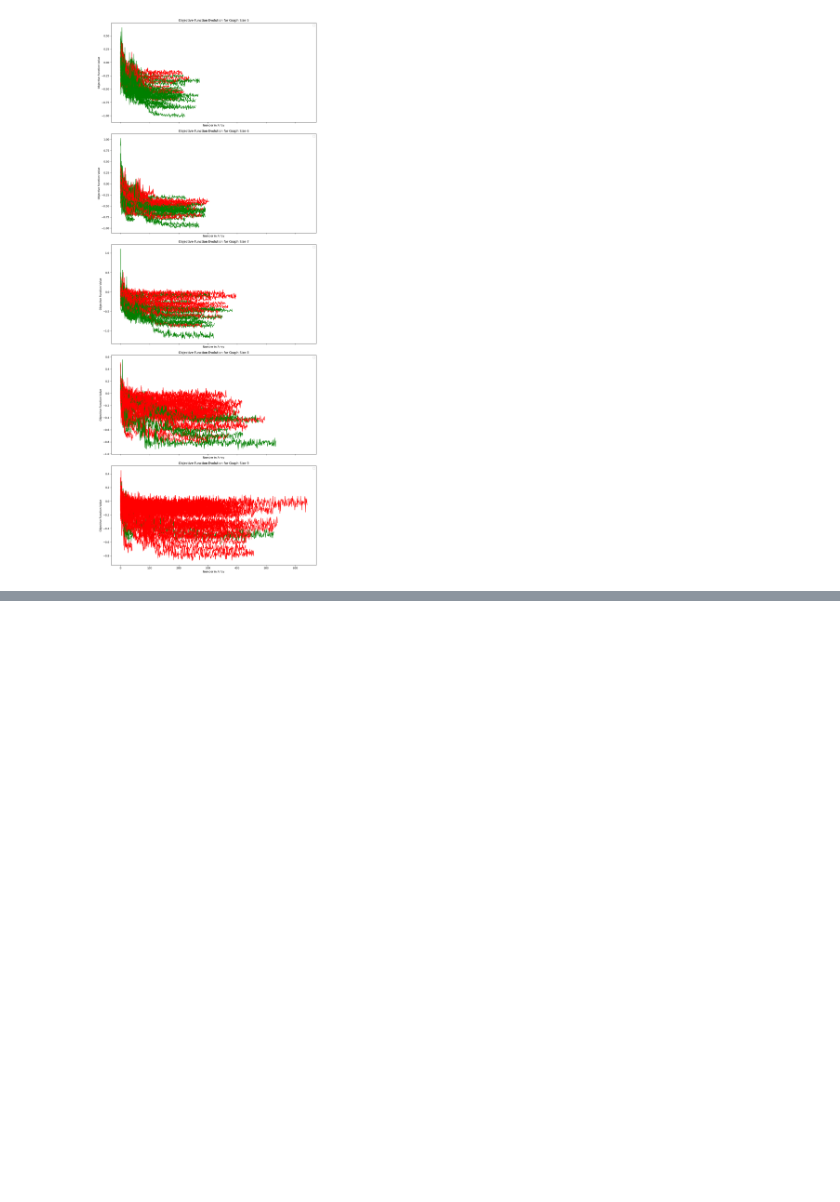
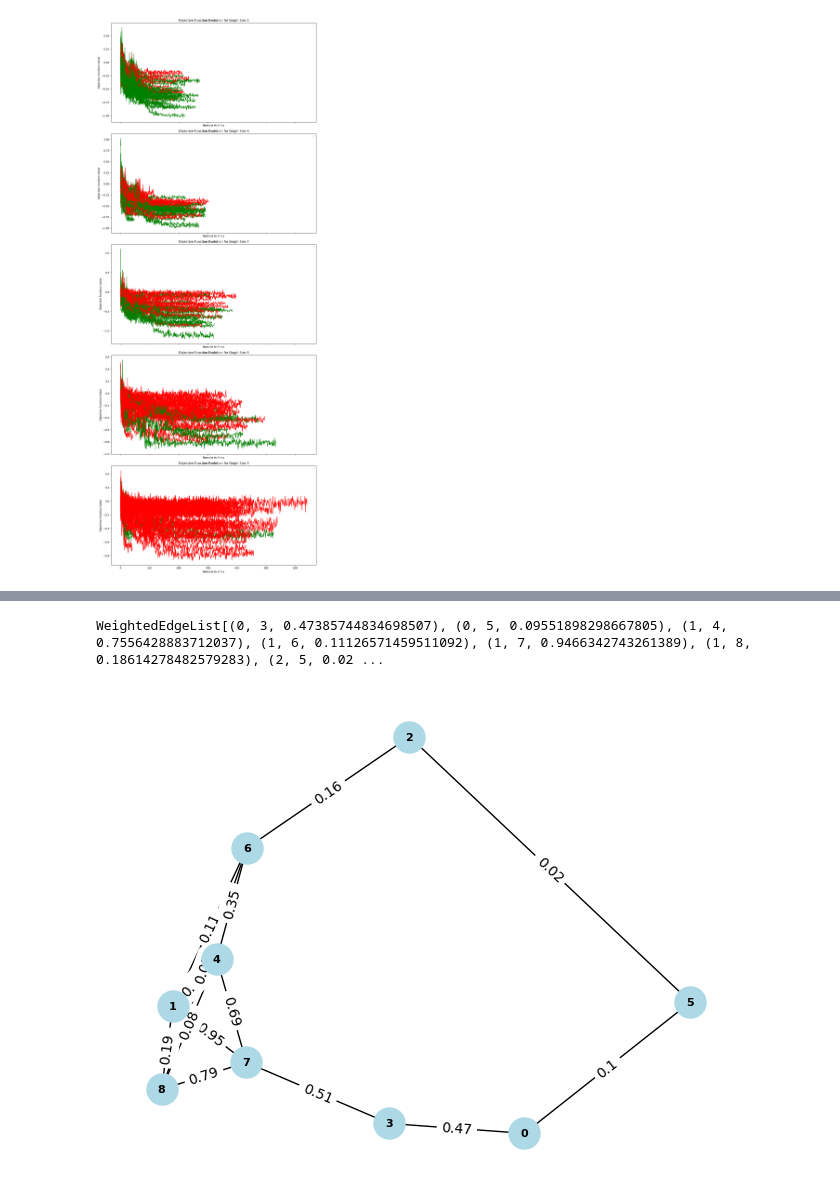
Before and after one commit to Smeidir/QAOA, a Jupyter notebook: visualizer recursive.ipynb, the cells around one changed output, grey strips where cells are left out. Cells and saved outputs as stored; diff of their text form; code cells hidden in the pictures; blank space fills up the shorter version.

```diff
--- a/visualizer recursive.ipynb
+++ b/visualizer recursive.ipynb
@@ -136,0 +138,21 @@ problem.draw_test_graphs(9)
+# %%
+import networkx as nx
+
+graphs,names = problem.get_test_graphs(9)
+
+print(graphs[names.index('HCQbQpJ')].weighted_edge_list())
+# Convert rustworkx graph to networkx graph
+rw_graph = graphs[names.index('HCQbQpJ')]
+nx_graph = nx.Graph()
+for edge in rw_graph.weighted_edge_list():
+    nx_graph.add_edge(edge[0], edge[1], weight=edge[2])
+
+# Draw the graph with edge weights
+pos = nx.spring_layout(nx_graph)
+nx.draw(nx_graph, pos, with_labels=True, node_color='lightblue', node_size=500, font_size=8, font_weight='bold')
+edge_labels = {k: round(v, 2) for k, v in nx.get_edge_attributes(nx_graph, 'weight').items()}
+nx.draw_networkx_edge_labels(nx_graph, pos, edge_labels=edge_labels)
+plt.show()
+# %% [output]
+WeightedEdgeList[(0, 3, 0.47385744834698507), (0, 5, 0.09551898298667805), (1, 4, 0.7556428883712037), (1, 6, 0.11126571459511092), (1, 7, 0.9466342743261389), (1, 8, 0.18614278482579283), (2, 5, 0.02 ...
+[figure, added]
```
Also changed, not shown: parts of 7 cells of this notebook, 3 other files.
